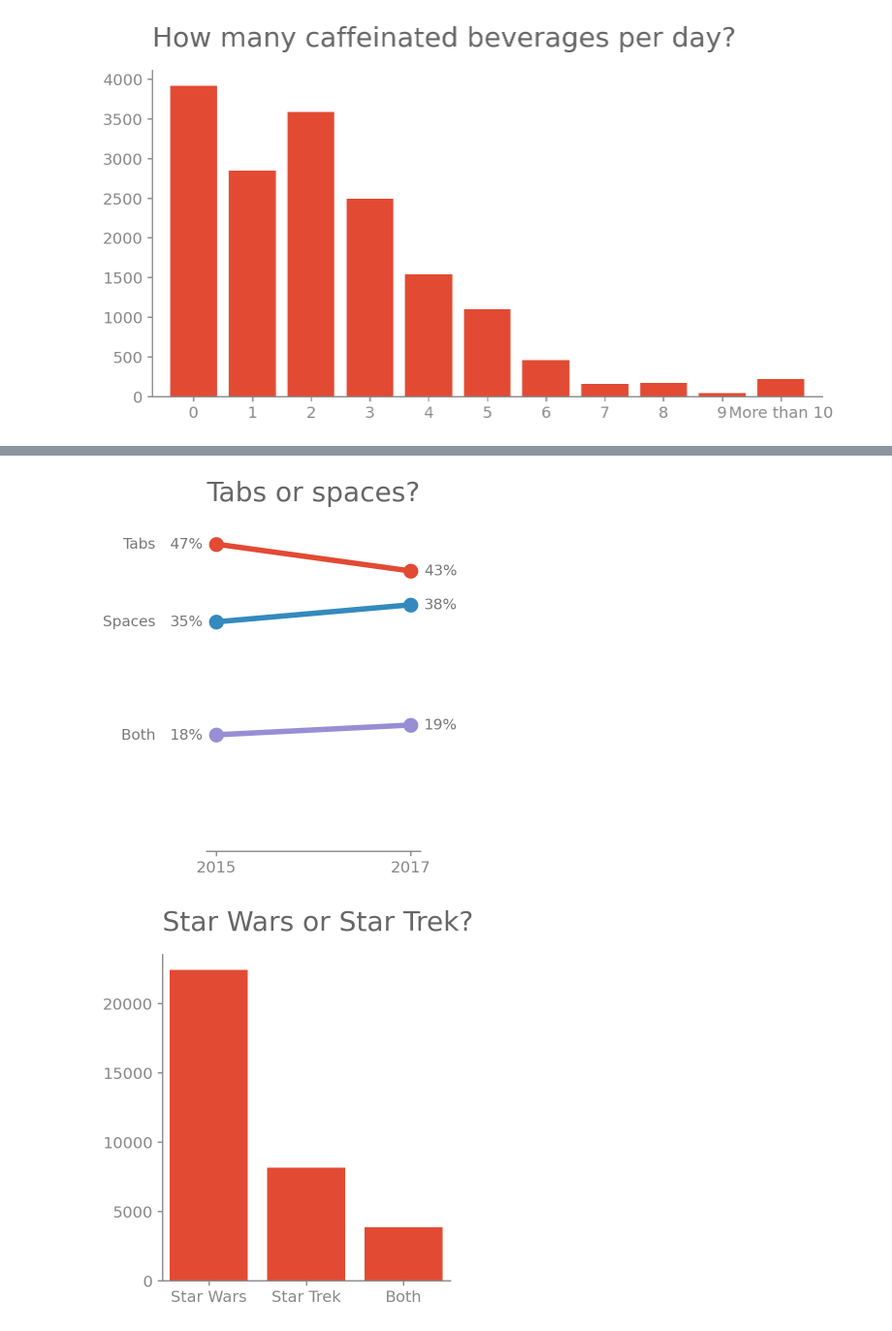
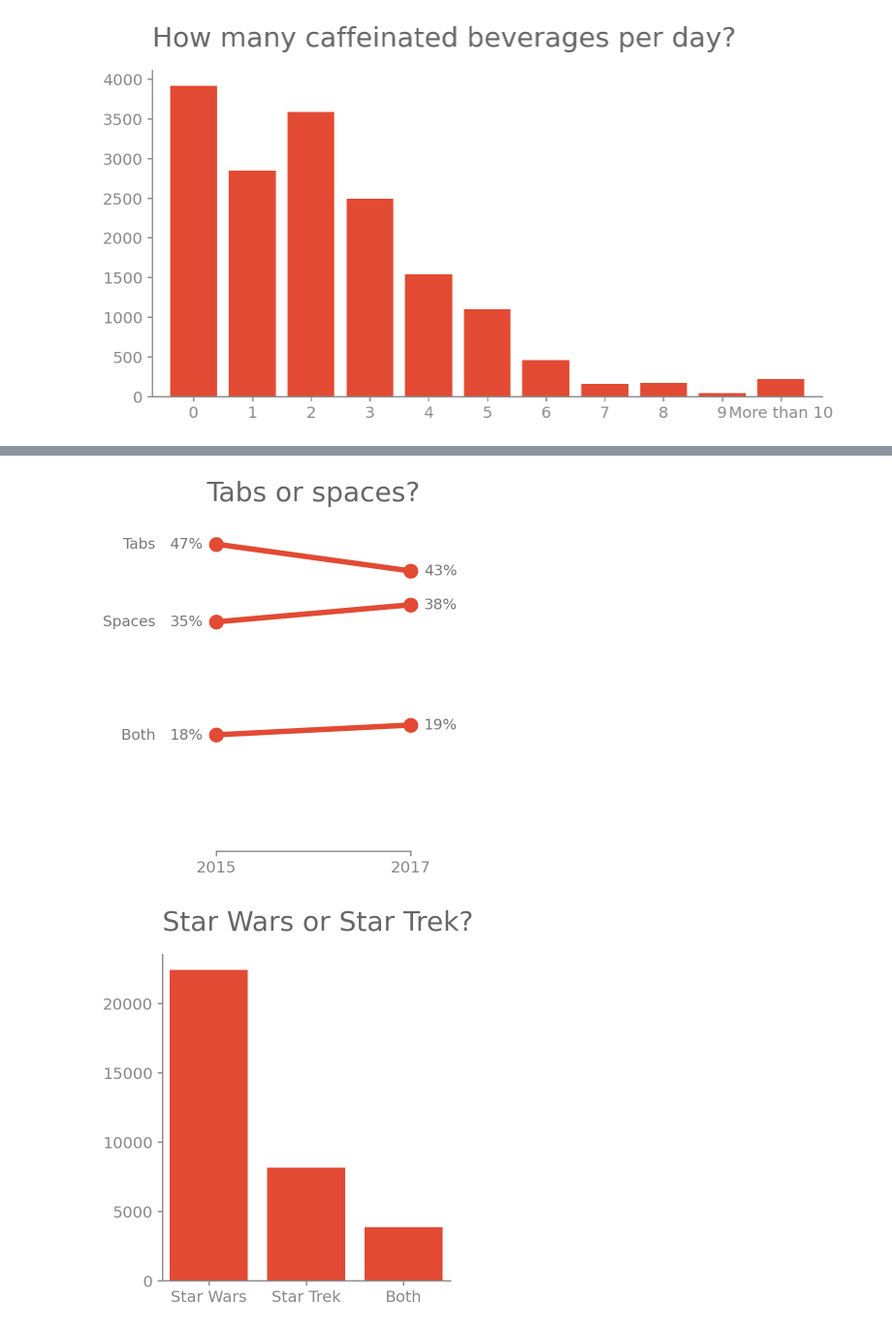
Before and after one commit to gabrieltempass/stack-overflow-survey, a Jupyter notebook: stack_overflow_survey.ipynb, the cells around one changed output, grey strips where cells are left out. Shown: that part at 97% size. Drawn from its saved outputs; the diff is of its cells as text; code cells hidden in the pictures.

Commit message:
feat: Set spine bound

```diff
--- a/stack_overflow_survey.ipynb
+++ b/stack_overflow_survey.ipynb
@@ -327,39 +284,44 @@ def plot_annotate(text, x, y, xytext_x, ha):
     return
 # %%
 fig = plt.figure(figsize=(4, 4.5))
+
+ax = plt.gca()
+ax.spines['left'].set_visible(False)
+ax.spines['bottom'].set_bounds((0, 1))
+ax.get_yaxis().set_visible(False)
+ax.set_prop_cycle(color=['E24A33', 'E24A33', 'E24A33'])
+
 plt.plot(q2_y, perc_q2_t, 'o-', markersize=10)
 plt.plot(q2_y, perc_q2_s, 'o-', markersize=10)
 plt.plot(q2_y, perc_q2_b, 'o-', markersize=10)
 
 legends = ['Tabs', 'Spaces', 'Both']
 labels = [zip(q2_y, perc_q2_t), zip(q2_y, perc_q2_s), zip(q2_y, perc_q2_b)]
 items = zip(labels, legends)
 i = 1
 for item in items:
     labels = item[0]
     legend = item[1]
 
     for x, y in labels:
         label = '{:.0%}'.format(y)
 
         if i % 2 != 0:
             plot_annotate(label, x, y, -10, 'right')
             plot_annotate(legend, x, y, -45, 'right')
         else:
             plot_annotate(label, x, y, xytext_x, 'left')
         i += 1
 
 plt.ylim(0, 0.5)
 plt.margins(x=0.05)
 plt.tick_params(left=False, width=1)
-ax = plt.gca()
-ax.spines['left'].set_visible(False)
-ax.get_yaxis().set_visible(False)
+
 plt.title(t2)
 plt.tight_layout(h_pad=4, w_pad=4)
 plt.show();
 # %% [output]
-[figure, old version]
+[figure, new version]
 # %%
 fig = plt.figure(figsize=(4, 4.5))
 plt.bar(q4_x, q4_y)
```
Also changed, not shown: parts of 2 cells of this notebook.
